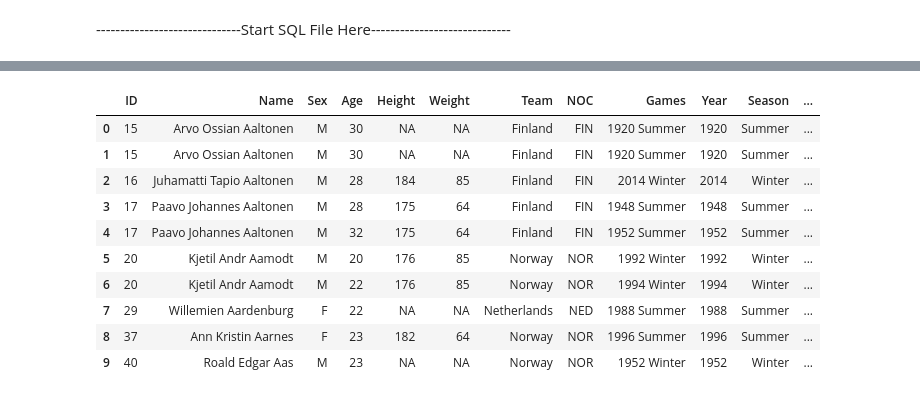
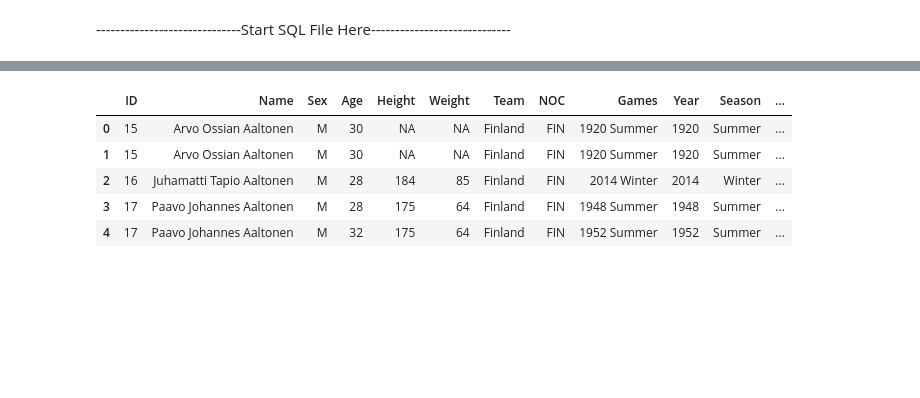
Before and after one commit to julia-claira/Olympic_Analysis, a Jupyter notebook: jupyter/Julia_summer_medal_data.ipynb, the cells around one changed output, grey strips where cells are left out. Cells and saved outputs as stored; diff of their text form; code cells hidden in the pictures; blank space fills up the shorter version.

```diff
--- a/jupyter/Julia_summer_medal_data.ipynb
+++ b/jupyter/Julia_summer_medal_data.ipynb
@@ -128,15 +126,9 @@ inspector.get_table_names()
 # %%
-data=pd.read_sql("SELECT * FROM olympicsData",conn)
-data.head(10)
+pd.read_sql("SELECT * FROM olympicsData",conn).head(5)
 # %% [output]
 |  | ID | Name | Sex | Age | Height | Weight | Team | NOC | Games | Year | Season | ... |
 | 0 | 15 | Arvo Ossian Aaltonen | M | 30 | NA | NA | Finland | FIN | 1920 Summer | 1920 | Summer | ... |
 | 1 | 15 | Arvo Ossian Aaltonen | M | 30 | NA | NA | Finland | FIN | 1920 Summer | 1920 | Summer | ... |
 | 2 | 16 | Juhamatti Tapio Aaltonen | M | 28 | 184 | 85 | Finland | FIN | 2014 Winter | 2014 | Winter | ... |
 | 3 | 17 | Paavo Johannes Aaltonen | M | 28 | 175 | 64 | Finland | FIN | 1948 Summer | 1948 | Summer | ... |
 | 4 | 17 | Paavo Johannes Aaltonen | M | 32 | 175 | 64 | Finland | FIN | 1952 Summer | 1952 | Summer | ... |
-| 5 | 20 | Kjetil Andr Aamodt | M | 20 | 176 | 85 | Norway | NOR | 1992 Winter | 1992 | Winter | ... |
-| 6 | 20 | Kjetil Andr Aamodt | M | 22 | 176 | 85 | Norway | NOR | 1994 Winter | 1994 | Winter | ... |
-| 7 | 29 | Willemien Aardenburg | F | 22 | NA | NA | Netherlands | NED | 1988 Summer | 1988 | Summer | ... |
-| 8 | 37 | Ann Kristin Aarnes | F | 23 | 182 | 64 | Norway | NOR | 1996 Summer | 1996 | Summer | ... |
-| 9 | 40 | Roald Edgar Aas | M | 23 | NA | NA | Norway | NOR | 1952 Winter | 1952 | Winter | ... |
```
Also changed, not shown: parts of 12 cells of this notebook, 1 other file.
